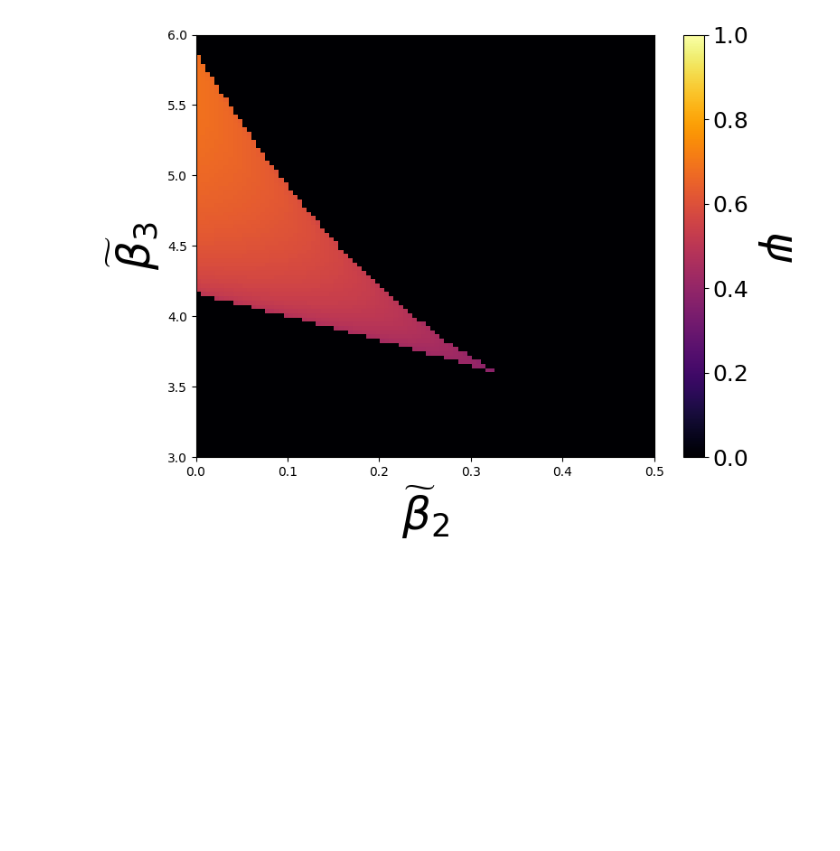
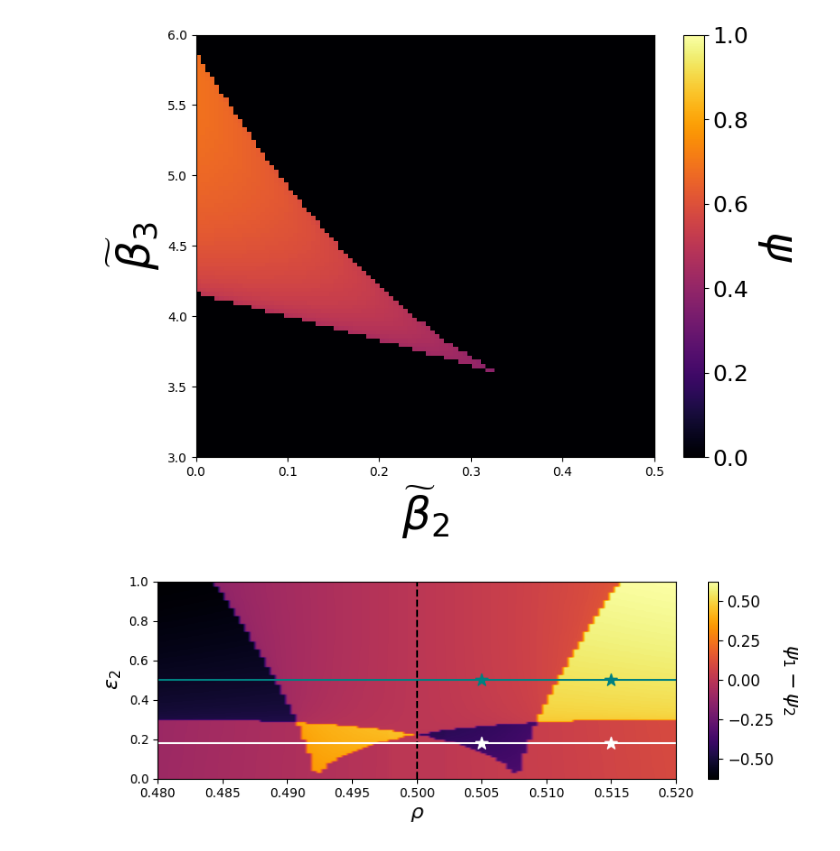
Before and after one commit to nwlandry/opinion-disparity-in-hypergraphs, a Jupyter notebook: plot_mean-field_polarization.ipynb, the cells around one changed output. Cells and saved outputs as stored; diff of their text form; code cells hidden in the pictures; blank space fills up the shorter version.

```diff
--- a/plot_mean-field_polarization.ipynb
+++ b/plot_mean-field_polarization.ipynb
@@ -74,29 +74,30 @@ epsilon2 = np.array(data4["epsilon2"], dtype=float)
 psi1 = np.array(data4["psi1"], dtype=float)
 psi2 = np.array(data4["psi2"], dtype=float)
 # %%
-xsec_index = 50
+xsec_index1 = 18
+xsec_index2 = 50
 
-plt.figure(figsize=(8, 6))
-plt.subplot(211)
+plt.figure(figsize=(8, 3))
+# plt.subplot(211)
 im = plt.imshow(np.flipud(psi1-psi2), extent=[min(rho), max(rho), min(epsilon2), max(epsilon2)], aspect="auto", cmap="inferno")
 plt.plot([0.5, 0.5], [min(epsilon2), max(epsilon2)], 'k--')
-plt.plot([min(rho), max(rho)], [epsilon2[xsec_index], epsilon2[xsec_index]], 'r-')
+plt.plot([min(rho), max(rho)], [epsilon2[xsec_index1], epsilon2[xsec_index1]], 'w-')
+plt.plot([min(rho), max(rho)], [epsilon2[xsec_index2], epsilon2[xsec_index2]], '-', color="teal")
+plt.scatter(0.505, epsilon2[xsec_index1], color="white", s=100, marker="*", zorder=2)
+plt.scatter(0.515, epsilon2[xsec_index1], color="white", s=100, marker="*", zorder=2)
+plt.scatter(0.505, epsilon2[xsec_index2], color="teal", s=100, marker="*", zorder=2)
+plt.scatter(0.515, epsilon2[xsec_index2], color="teal", s=100, marker="*", zorder=2)
 
 plt.xlabel(r"$\rho$", fontsize=16)
 plt.ylabel(r"$\epsilon_2$", fontsize=16)
 
 cbar = plt.colorbar(im)
 cbar.ax.tick_params(labelsize=12)
 cbar.set_label(r"$\psi_1 - \psi_2$", fontsize=16, rotation=270, labelpad=20)
 
-plt.subplot(212)
-plt.plot(rho, psi1[xsec_index,:], label=r"$\psi_1$")
-plt.plot(rho, psi2[xsec_index,:], label=r"$\psi_2$")
-plt.plot([0.5, 0.5], [0, 0.6], 'k--')
-plt.xlim([min(rho), max(rho)])
-plt.legend()
-
 plt.tight_layout()
-plt.savefig("Figures/rho_epsilon2_psi_plot.png", dpi=1000)
-plt.savefig("Figures/rho_epsilon2_psi_plot.pdf", dpi=1000)
+# plt.savefig("Figures/rho_epsilon2_psi_plot.png", dpi=1000)
+# plt.savefig("Figures/rho_epsilon2_psi_plot.pdf", dpi=1000)
 plt.show()
+# %% [output]
+[figure, added]
```
Also changed, not shown: parts of 1 cell of this notebook, 2 other files.
